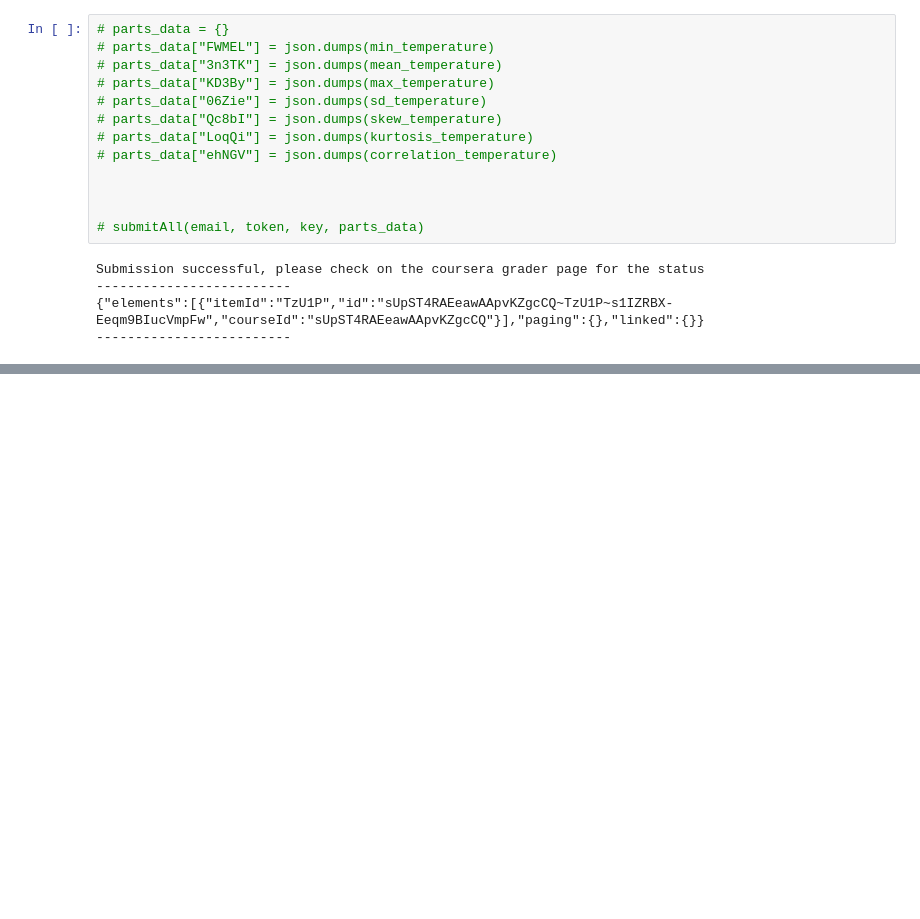
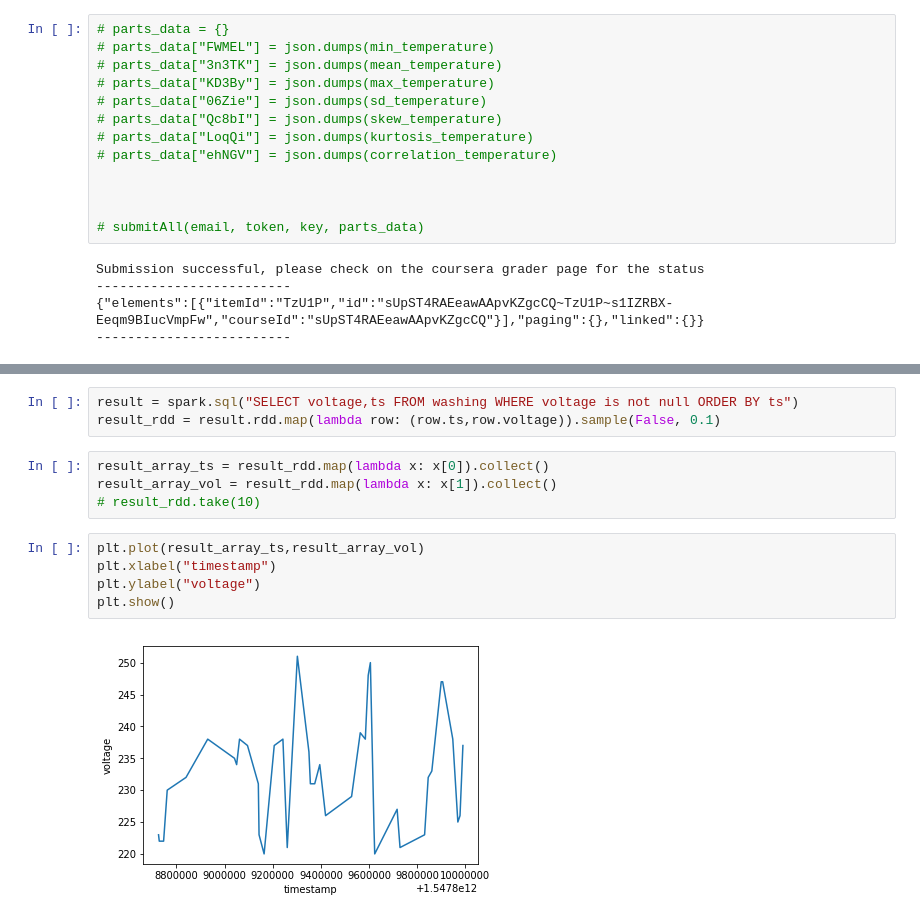
Before and after one commit to souhagaa/Apache-Spark-SQL, a Jupyter notebook: assignment3.5.ipynb, the cells around one changed output, grey strips where cells are left out. Drawn from its saved outputs; the diff is of its cells as text; blank space fills up the shorter version.

```diff
--- a/assignment3.5.ipynb
+++ b/assignment3.5.ipynb
@@ -173,0 +226,14 @@ Submission successful, please check on the coursera grader page for the status
+# %%
+result = spark.sql("SELECT voltage,ts FROM washing WHERE voltage is not null ORDER BY ts")
+result_rdd = result.rdd.map(lambda row: (row.ts,row.voltage)).sample(False, 0.1)
+# %%
+result_array_ts = result_rdd.map(lambda x: x[0]).collect()
+result_array_vol = result_rdd.map(lambda x: x[1]).collect()
+# result_rdd.take(10)
+# %%
+plt.plot(result_array_ts,result_array_vol)
+plt.xlabel("timestamp")
+plt.ylabel("voltage")
+plt.show()
+# %% [output]
+[figure, added]
```
Also changed, not shown: parts of 11 cells of this notebook.
